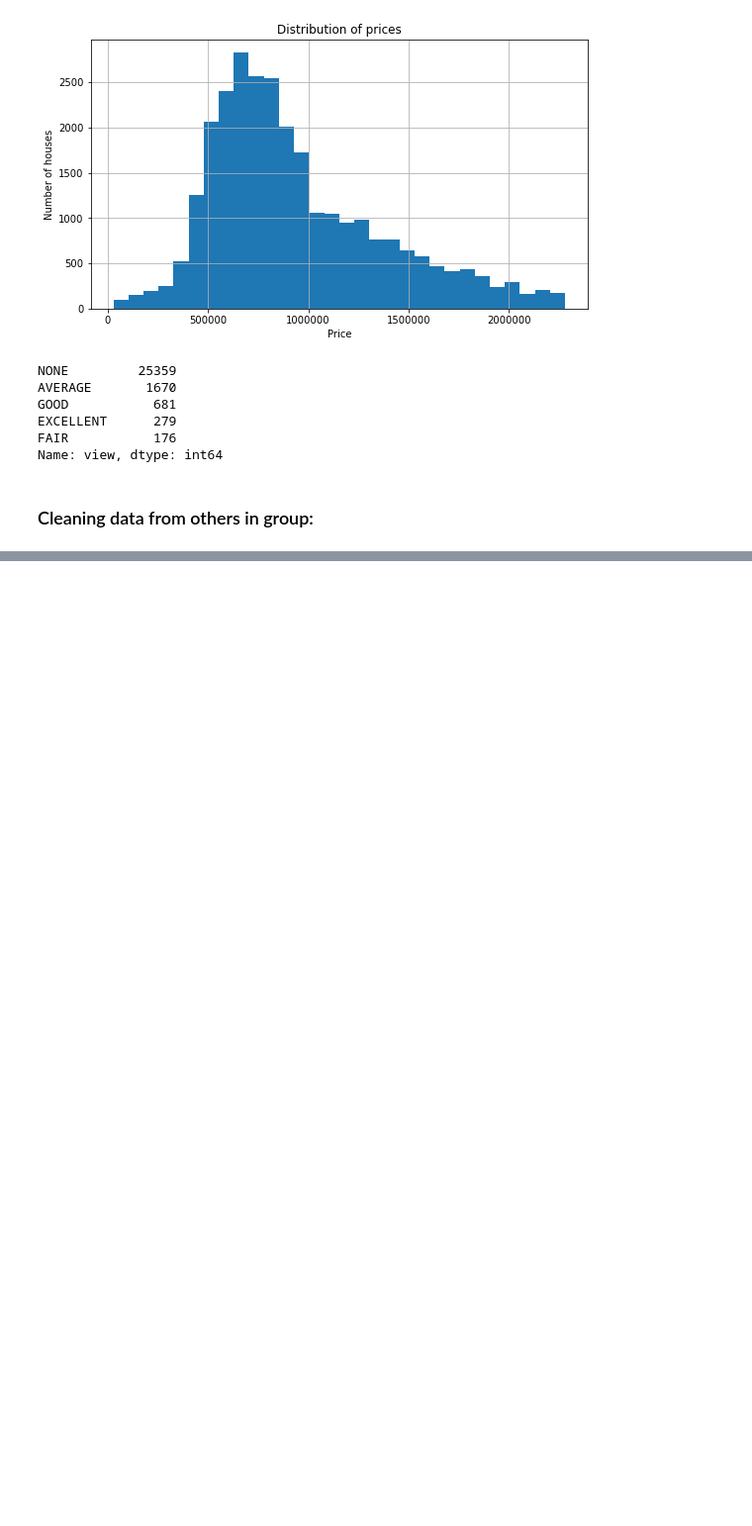
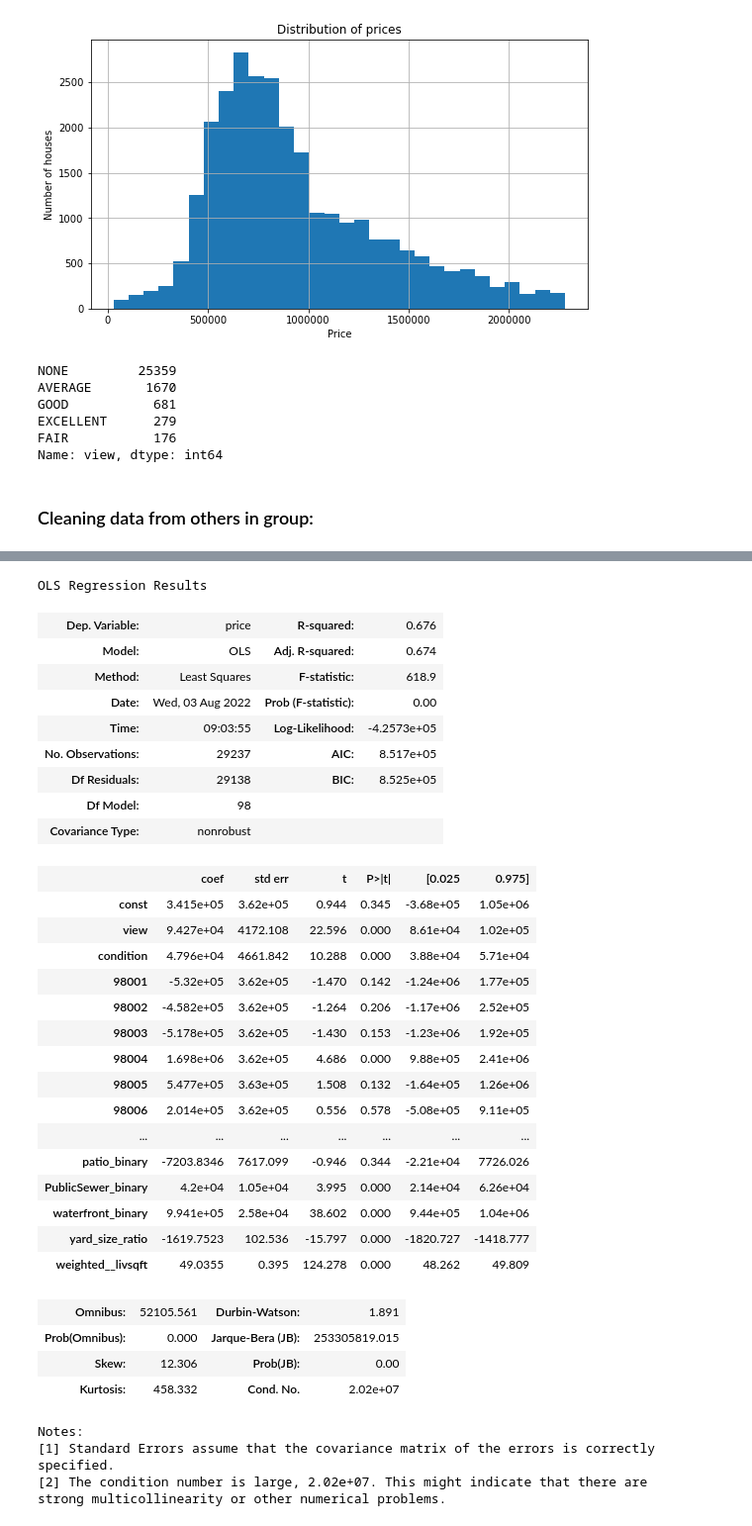
Before and after one commit to AliRampur/Phase-2-Group-Project, a Jupyter notebook: MitchA_EDA_Cleaning.ipynb, the cells around one changed output, grey strips where cells are left out. Shown at 99% size. Saved outputs shown, nothing was run; the diff lists cells and outputs as text; code cells hidden in the pictures; blank space fills up the shorter version.

```diff
--- a/MitchA_EDA_Cleaning.ipynb
+++ b/MitchA_EDA_Cleaning.ipynb
@@ -454,0 +1126,46 @@ results_full.summary()
+# %%
+# Try with weighted__livsqft
+X_train4 = X_train.drop(['weighted_totsqft', 'total_sqft', 'sqft_living', 'grade'], axis = 1)
+X = X_train4.drop(['price'], axis=1)
+y = X_train4['price']
+
+model = sm.OLS(y, sm.add_constant(X))
+
+results = model.fit()
+
+results.summary()
+# %% [output]
+OLS Regression Results
+| Dep. Variable: | price | R-squared: | 0.676 |
+| Model: | OLS | Adj. R-squared: | 0.674 |
+| Method: | Least Squares | F-statistic: | 618.9 |
+| Date: | Wed, 03 Aug 2022 | Prob (F-statistic): | 0.00 |
+| Time: | 09:03:55 | Log-Likelihood: | -4.2573e+05 |
+| No. Observations: | 29237 | AIC: | 8.517e+05 |
+| Df Residuals: | 29138 | BIC: | 8.525e+05 |
+| Df Model: | 98 |  |  |
+| Covariance Type: | nonrobust |  |  |
+|  | coef | std err | t | P>|t| | [0.025 | 0.975] |
+| const | 3.415e+05 | 3.62e+05 | 0.944 | 0.345 | -3.68e+05 | 1.05e+06 |
+| view | 9.427e+04 | 4172.108 | 22.596 | 0.000 | 8.61e+04 | 1.02e+05 |
+| condition | 4.796e+04 | 4661.842 | 10.288 | 0.000 | 3.88e+04 | 5.71e+04 |
+| 98001 | -5.32e+05 | 3.62e+05 | -1.470 | 0.142 | -1.24e+06 | 1.77e+05 |
+| 98002 | -4.582e+05 | 3.62e+05 | -1.264 | 0.206 | -1.17e+06 | 2.52e+05 |
+| 98003 | -5.178e+05 | 3.62e+05 | -1.430 | 0.153 | -1.23e+06 | 1.92e+05 |
+| 98004 | 1.698e+06 | 3.62e+05 | 4.686 | 0.000 | 9.88e+05 | 2.41e+06 |
+| 98005 | 5.477e+05 | 3.63e+05 | 1.508 | 0.132 | -1.64e+05 | 1.26e+06 |
+| 98006 | 2.014e+05 | 3.62e+05 | 0.556 | 0.578 | -5.08e+05 | 9.11e+05 |
+| ... | ... | ... | ... | ... | ... | ... |
+| patio_binary | -7203.8346 | 7617.099 | -0.946 | 0.344 | -2.21e+04 | 7726.026 |
+| PublicSewer_binary | 4.2e+04 | 1.05e+04 | 3.995 | 0.000 | 2.14e+04 | 6.26e+04 |
+| waterfront_binary | 9.941e+05 | 2.58e+04 | 38.602 | 0.000 | 9.44e+05 | 1.04e+06 |
+| yard_size_ratio | -1619.7523 | 102.536 | -15.797 | 0.000 | -1820.727 | -1418.777 |
+| weighted__livsqft | 49.0355 | 0.395 | 124.278 | 0.000 | 48.262 | 49.809 |
+| Omnibus: | 52105.561 | Durbin-Watson: | 1.891 |
+| Prob(Omnibus): | 0.000 | Jarque-Bera (JB): | 253305819.015 |
+| Skew: | 12.306 | Prob(JB): | 0.00 |
+| Kurtosis: | 458.332 | Cond. No. | 2.02e+07 |
+Notes:
+[1] Standard Errors assume that the covariance matrix of the errors is correctly specified.
+[2] The condition number is large, 2.02e+07. This might indicate that there are
+strong multicollinearity or other numerical problems.
```
Also changed, not shown: parts of 18 cells of this notebook, 1 other file.
